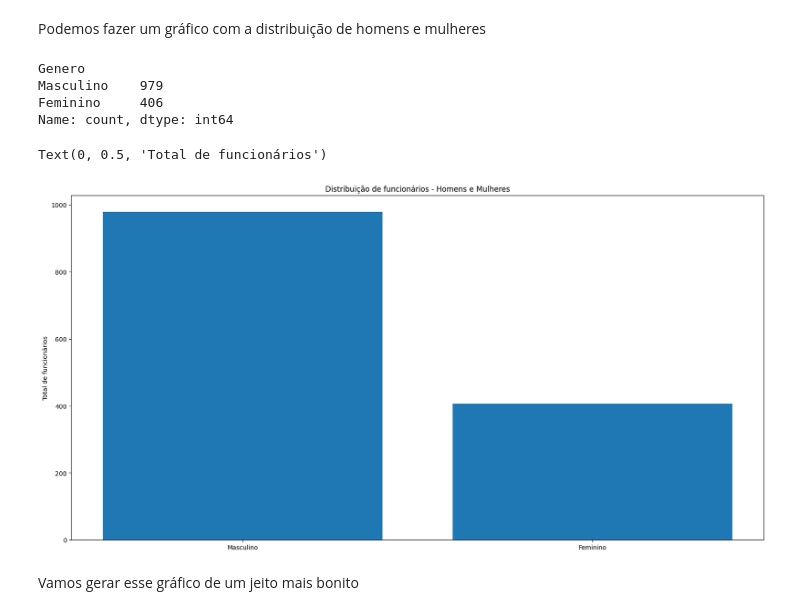
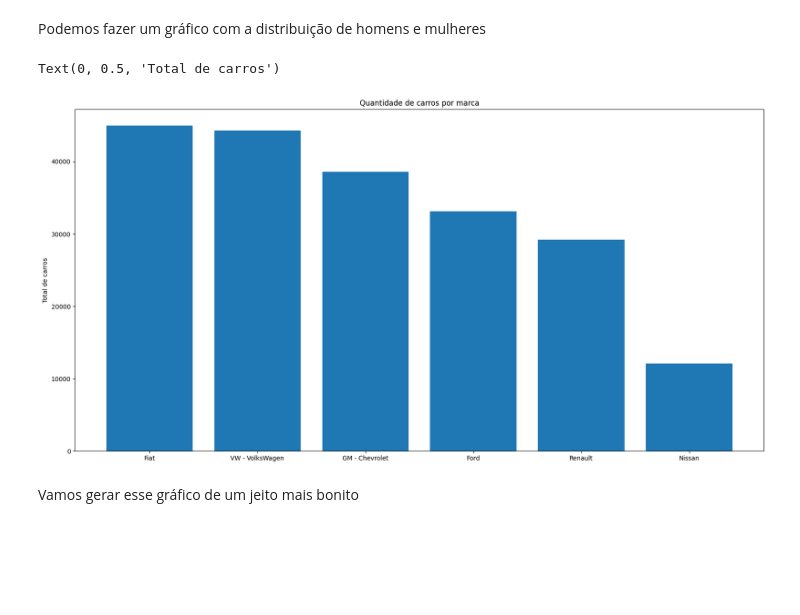
Before and after one commit to Equipe16-IAA/IAA002-TrabalhoFinal, a Jupyter notebook: LPA - TrabalhoFinal-Main.ipynb, the cells around one changed output. Drawn from its saved outputs; the diff is of its cells as text; code cells hidden in the pictures; blank space fills up the shorter version.

Commit message:
Analise dos dados

```diff
--- a/LPA - TrabalhoFinal-Main.ipynb
+++ b/LPA - TrabalhoFinal-Main.ipynb
@@ -150,8 +179,12 @@ Data ultimo aumento         0
 dtype: int64
+# %%
+#Remover linhas com dados faltantes
+#Dataset apresenta dados faltantes em todas as colunas
+dados.dropna(inplace=True)
 # %%
 # Substituir os valores faltantes por "Nada consta". Argumento inplace = true significa que a modificação será aplicada
 # Na mesma variável - chamada dados - sem precisar criar outra variável (dados_2, dados_V2, etc)
-dados['Area Formacao'].fillna('Nada Consta', inplace=True)
+#dados['Area Formacao'].fillna('Nada Consta', inplace=True)
 # %%
 # Como fazer para substituir pela média
 # dados['Faixa Salarial – numero'].fillna(dados['Faixa Salarial – numero'].mean(), inplace=True)
@@ -219,8 +253,4 @@ Acima de R$ 40.001/mês                9
 Name: count, dtype: int64
-# %%
-# Criando uma nova coluna
-# Função para calcular a média salarial dos funcionários
-dados['Média Salarial'] = dados['Faixa Salarial – numero'].mean().round(0)
 # %%
 # Resultado após inserção de nova coluna
 dados.head()
@@ -242,21 +274,16 @@ dados.head()
 Podemos fazer um gráfico com a distribuição de homens e mulheres
 # %%
 # Contagem do nº de homens e mulheres na empresa
-dados['Genero'].value_counts()
+quantidadeMarca = dados['brand'].value_counts()
-# %% [output]
-Genero
-Masculino    979
-Feminino     406
-Name: count, dtype: int64
 # %%
 # Gráfico da distribuição por gênero - plt é a biblioteca Matplotlib
 plt.figure(figsize=(20,10))
-plt.bar(dados['Genero'].unique(), dados['Genero'].value_counts()) # plt.bar para gráfico de barras. Variáveis nos eixos X e Y
-plt.title('Distribuição de funcionários - Homens e Mulheres') # plt.title para inserir título no gráfico
-plt.ylabel('Total de funcionários') # # plt.ylabel para inserir título no gráfico
+plt.bar(quantidadeMarca.index, quantidadeMarca.values) # plt.bar para gráfico de barras. Variáveis nos eixos X e Y
+plt.title('Quantidade de carros por marca') # plt.title para inserir título no gráfico
+plt.ylabel('Total de carros') # # plt.ylabel para inserir título no gráfico
 # %% [output]
-Text(0, 0.5, 'Total de funcionários')
+Text(0, 0.5, 'Total de carros')
-[figure, old version]
+[figure, new version]
 # %% [markdown]
 Vamos gerar esse gráfico de um jeito mais bonito
 # %% [markdown]
```
Also changed, not shown: parts of 22 cells of this notebook.
